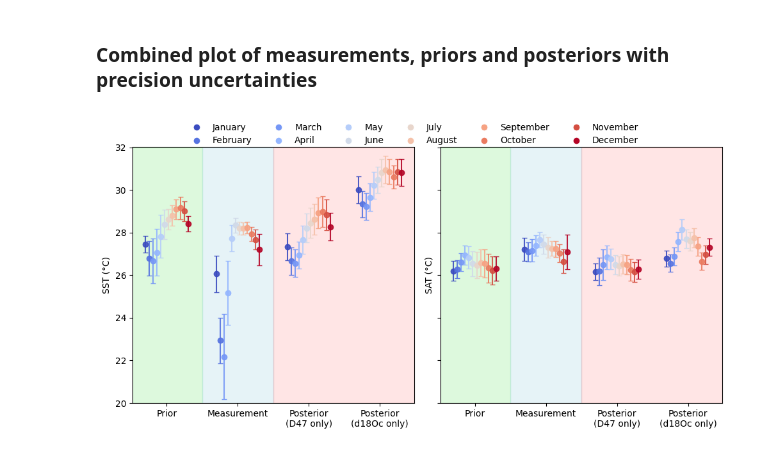
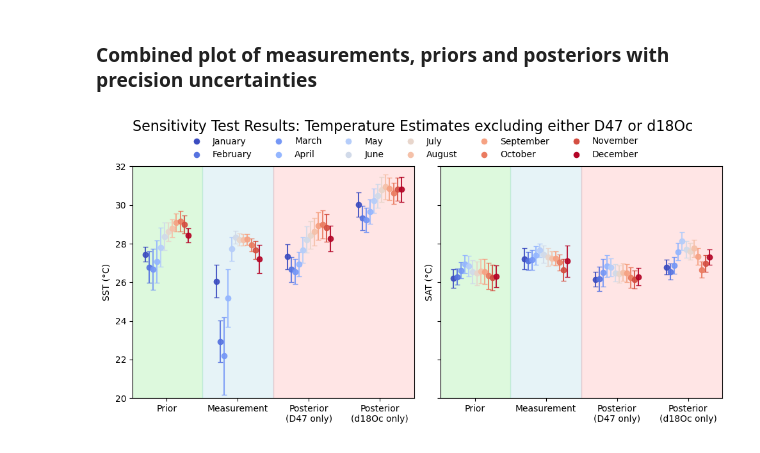
Before and after one commit to nielsjdewinter/SeasonalDA_script, a Jupyter notebook: Seasonal_DA_Modern_Panama_SST_SAT_SSS_precip_D47_d18Oc_only_plot.ipynb, the cells around one changed output. Saved outputs shown, nothing was run; the diff lists cells and outputs as text; code cells hidden in the pictures.

```diff
--- a/Seasonal_DA_Modern_Panama_SST_SAT_SSS_precip_D47_d18Oc_only_plot.ipynb
+++ b/Seasonal_DA_Modern_Panama_SST_SAT_SSS_precip_D47_d18Oc_only_plot.ipynb
@@ -138,32 +138,33 @@ ax3.add_patch(
 ax3.add_patch(
     Rectangle(
         (0.5, ax3.get_ylim()[0]),  # (x,y)
         1,                          # width
         ax3.get_ylim()[1] - ax3.get_ylim()[0],  # height
         color='lightblue',
         alpha=0.3,
     )
 )
 # Add light red rectangle to highlight posteriors
 ax3.add_patch(
     Rectangle(
         (1.5, ax3.get_ylim()[0]),  # (x,y)
         2,         # width
         ax3.get_ylim()[1] - ax3.get_ylim()[0],  # height
         color='red',
         alpha=0.1,
     )
 )
 ax3.set_xticks(x)
 ax3.set_xticklabels(xlabels)
 ax3.set_ylabel("SAT (°C)")
 
 # build shared legend (ordered according to legend_labels)
 proxy_handles = [Line2D([0], [0], marker='o', color='w', markerfacecolor=colors[i], markersize=8, linestyle='')
                  for i in range(len(legend_labels))]
-fig.legend(proxy_handles, legend_labels, loc="upper center", bbox_to_anchor=(0.5, 1.01), ncol=6, frameon=False)
+fig.legend(proxy_handles, legend_labels, loc="upper center", bbox_to_anchor=(0.5, 0.95), ncol=6, frameon=False)
 
+plt.suptitle('Sensitivity Test Results: Temperature Estimates excluding either D47 or d18Oc', fontsize=16)
 plt.tight_layout(rect=[0, 0, 1, 0.95])
 plt.show()
 # %% [output]
-[figure, old version]
+[figure, new version]
```
